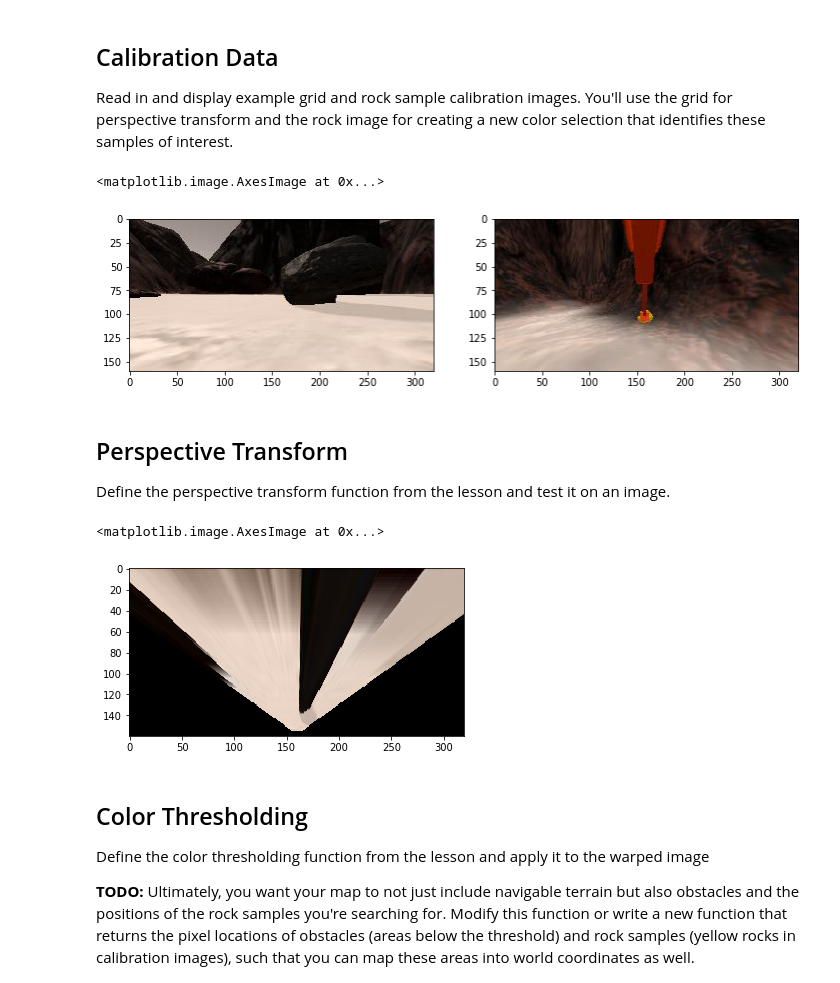
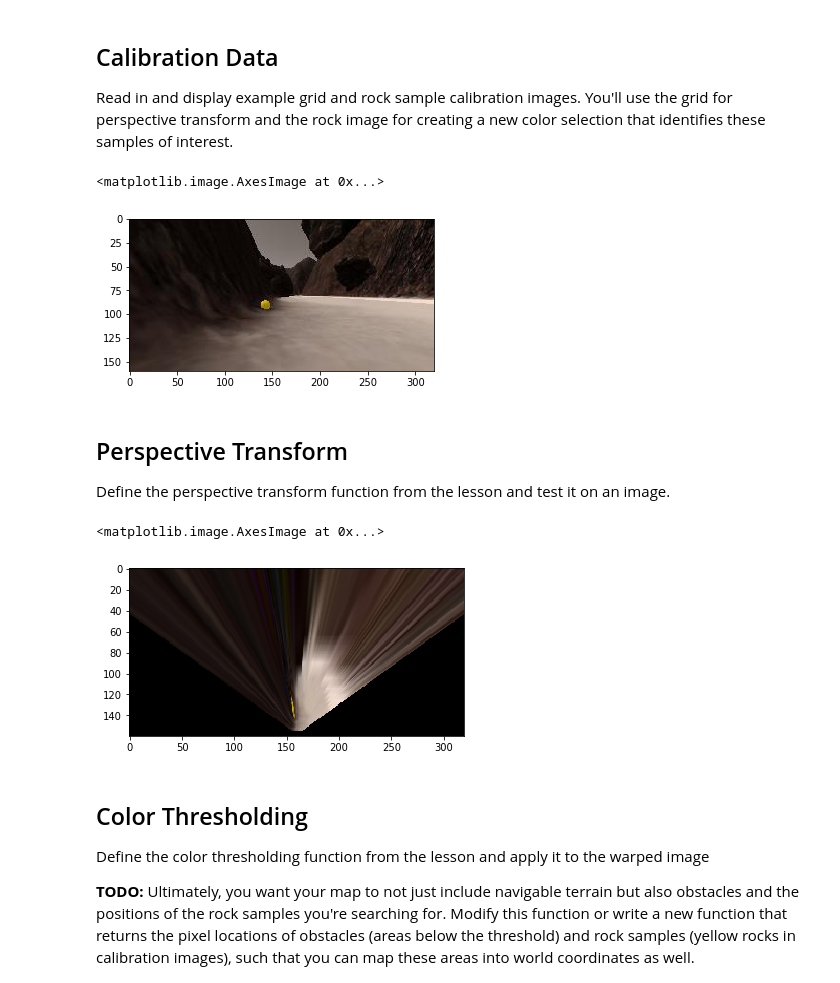
Before and after one commit to sbagadi/RoboND-Rover-Project, a Jupyter notebook: code/Rover_Project_Test_Notebook.ipynb, the cells around one changed output. Saved outputs shown, nothing was run; the diff lists cells and outputs as text; code cells hidden in the pictures.

```diff
--- a/code/Rover_Project_Test_Notebook.ipynb
+++ b/code/Rover_Project_Test_Notebook.ipynb
@@ -48,28 +48,28 @@ Read in and display example grid and rock sample calibration images.  You'll use
 # %%
 # In the simulator you can toggle on a grid on the ground for calibration
 # You can also toggle on the rock samples with the 0 (zero) key.
 # Here's an example of the grid and one of the rocks
 example_grid = '../calibration_images/example_grid1.jpg'
 example_rock = '../calibration_images/example_rock3.jpg'
 example_rock_pick_upable = '../calibration_images/example_rock_pick_upable.jpg'
 example_obstacle = '../calibration_images/example_obsticle1.jpg'
 example_overhang = '../calibration_images/example_overhang1.jpg'
 example_pickingup = '../calibration_images/example_pickingup1.jpg'
 grid_img = mpimg.imread(example_grid)
 rock_img = mpimg.imread(example_rock)
 obstacle_img = mpimg.imread(example_obstacle)
 overhang_img = mpimg.imread(example_overhang)
 pick_upable_rock_img = mpimg.imread(example_rock_pick_upable)
 pickingup_img = mpimg.imread(example_pickingup)
 
 fig = plt.figure(figsize=(12,3))
 plt.subplot(121)
-plt.imshow(overhang_img)
-plt.subplot(122)
-plt.imshow(pickingup_img)
+plt.imshow(rock_img)
+# plt.subplot(122)
+# plt.imshow(pickingup_img)
 # %% [output]
 <matplotlib.image.AxesImage at 0x...>
-[figure, old version]
+[figure, new version]
 # %% [markdown]
 ## Perspective Transform
 
@@ -102,12 +102,12 @@
                   [image.shape[1]/2 + dst_size, image.shape[0] - 2*dst_size - bottom_offset],
                   [image.shape[1]/2 - dst_size, image.shape[0] - 2*dst_size - bottom_offset],
                   ])
-warped = perspect_transform(overhang_img, source, destination)
+warped = perspect_transform(rock_img, source, destination)
 plt.imshow(warped)
 #scipy.misc.imsave('../output/warped_example.jpg', warped)
 # %% [output]
 <matplotlib.image.AxesImage at 0x...>
-[figure, old version]
+[figure, new version]
 # %% [markdown]
 ## Color Thresholding
 Define the color thresholding function from the lesson and apply it to the warped image
```
Also changed, not shown: parts of 9 cells of this notebook, 13 other files.
